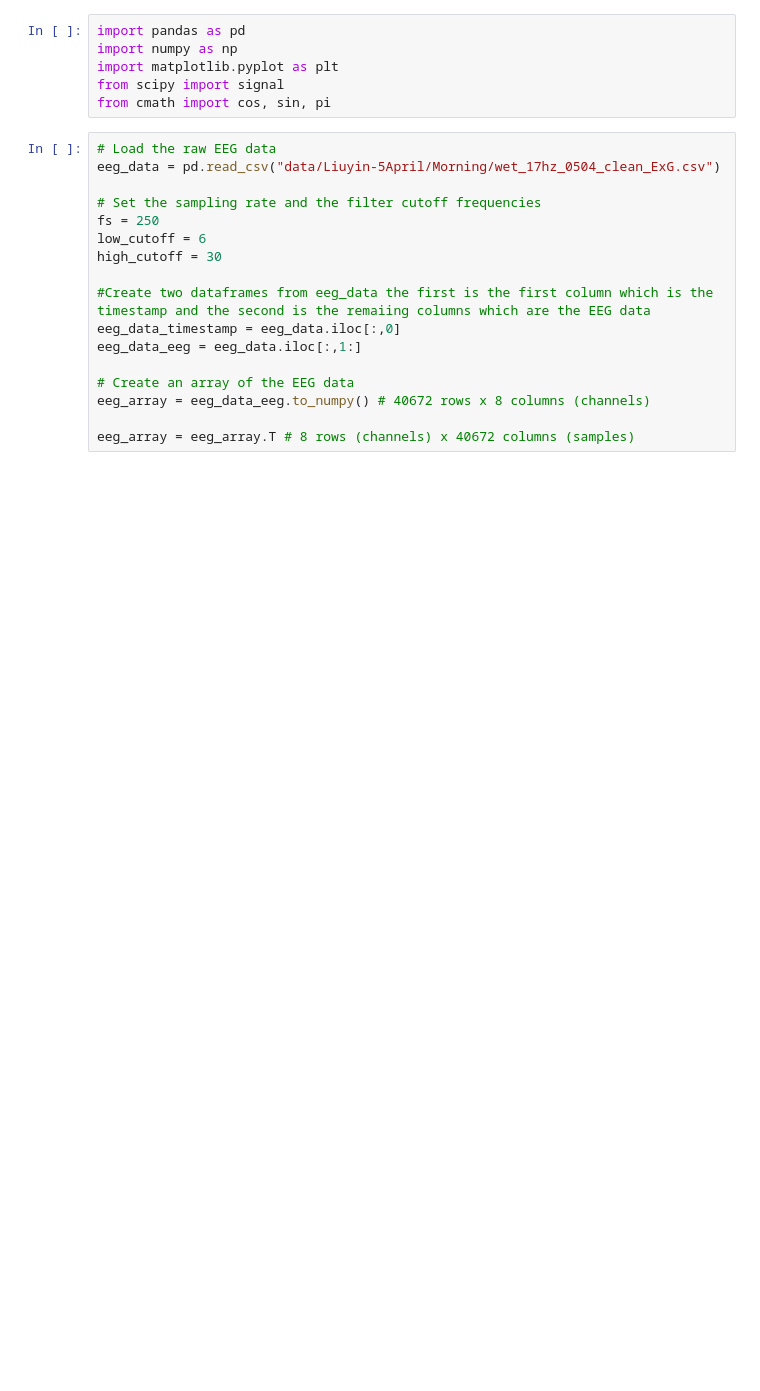
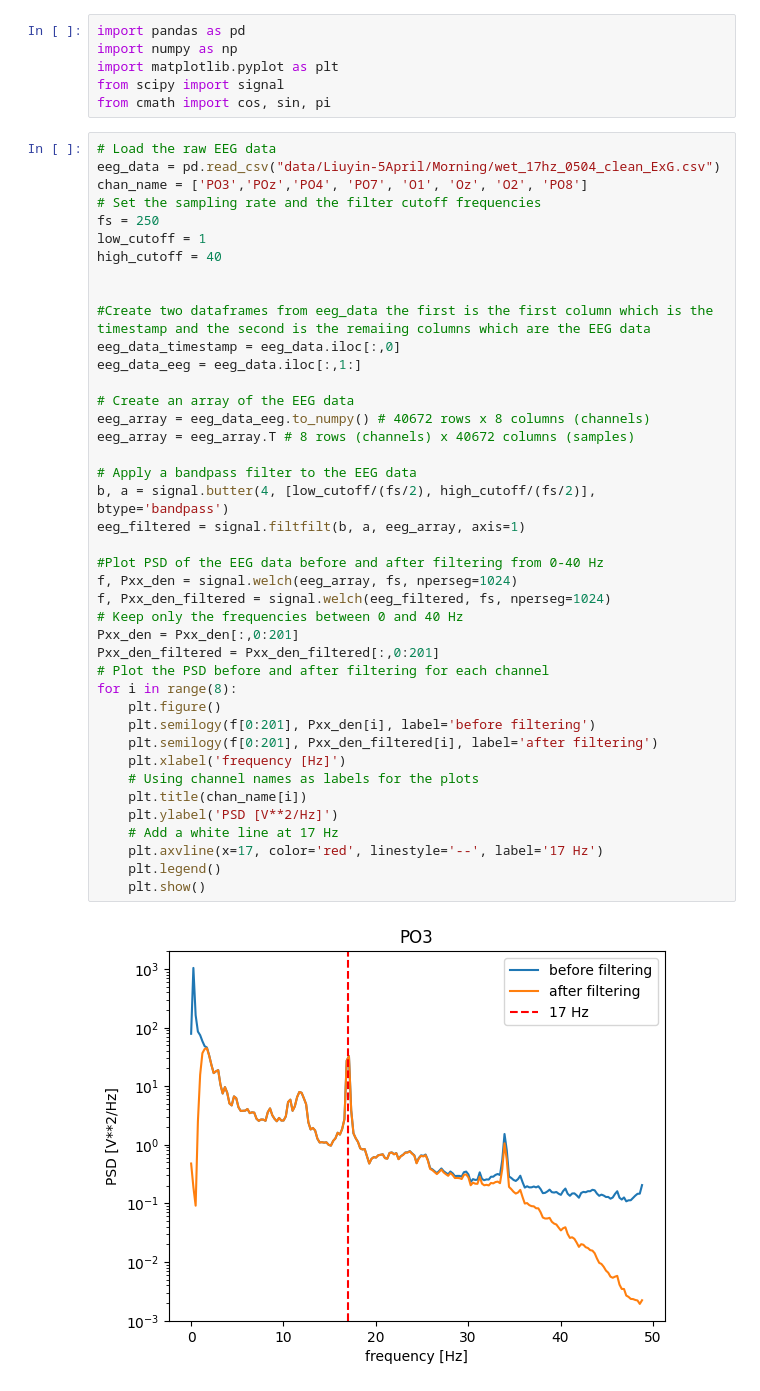
Before and after one commit to alken01/BCI, a Jupyter notebook: recursivefilter.ipynb, the cells around one changed output. Saved outputs shown, nothing was run; the diff lists cells and outputs as text; blank space fills up the shorter version.

```diff
--- a/recursivefilter.ipynb
+++ b/recursivefilter.ipynb
@@ -7,17 +7,43 @@ from cmath import cos, sin, pi
 # %%
 # Load the raw EEG data
 eeg_data = pd.read_csv("data/Liuyin-5April/Morning/wet_17hz_0504_clean_ExG.csv")
-
+chan_name = ['PO3','POz','PO4', 'PO7', 'O1', 'Oz', 'O2', 'PO8']
 # Set the sampling rate and the filter cutoff frequencies
 fs = 250
-low_cutoff = 6
-high_cutoff = 30
+low_cutoff = 1
+high_cutoff = 40
+
 
 #Create two dataframes from eeg_data the first is the first column which is the timestamp and the second is the remaiing columns which are the EEG data
 eeg_data_timestamp = eeg_data.iloc[:,0]
 eeg_data_eeg = eeg_data.iloc[:,1:]
 
 # Create an array of the EEG data
 eeg_array = eeg_data_eeg.to_numpy() # 40672 rows x 8 columns (channels)
+eeg_array = eeg_array.T # 8 rows (channels) x 40672 columns (samples)
 
-eeg_array = eeg_array.T # 8 rows (channels) x 40672 columns (samples)
+# Apply a bandpass filter to the EEG data
+b, a = signal.butter(4, [low_cutoff/(fs/2), high_cutoff/(fs/2)], btype='bandpass')
+eeg_filtered = signal.filtfilt(b, a, eeg_array, axis=1)
+
+#Plot PSD of the EEG data before and after filtering from 0-40 Hz
+f, Pxx_den = signal.welch(eeg_array, fs, nperseg=1024)
+f, Pxx_den_filtered = signal.welch(eeg_filtered, fs, nperseg=1024)
+# Keep only the frequencies between 0 and 40 Hz
+Pxx_den = Pxx_den[:,0:201]
+Pxx_den_filtered = Pxx_den_filtered[:,0:201]
+# Plot the PSD before and after filtering for each channel
+for i in range(8):
+    plt.figure()
+    plt.semilogy(f[0:201], Pxx_den[i], label='before filtering')
+    plt.semilogy(f[0:201], Pxx_den_filtered[i], label='after filtering')
+    plt.xlabel('frequency [Hz]')
+    # Using channel names as labels for the plots
+    plt.title(chan_name[i])
+    plt.ylabel('PSD [V**2/Hz]')
+    # Add a white line at 17 Hz
+    plt.axvline(x=17, color='red', linestyle='--', label='17 Hz')
+    plt.legend()
+    plt.show()
+# %% [output]
+[figure, added]
```
Also changed, not shown: parts of 5 cells of this notebook.
